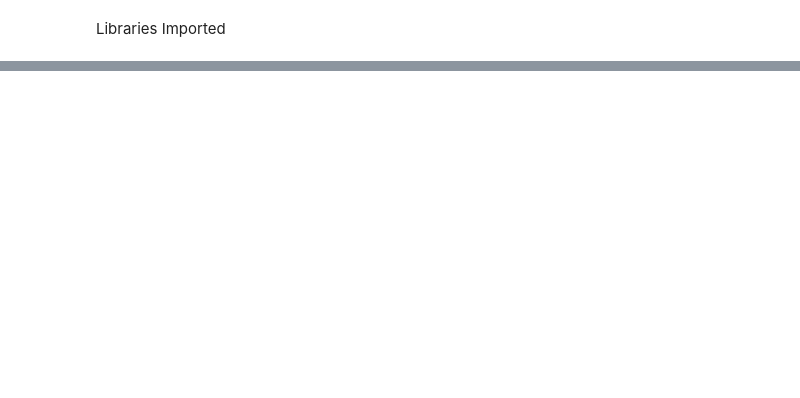
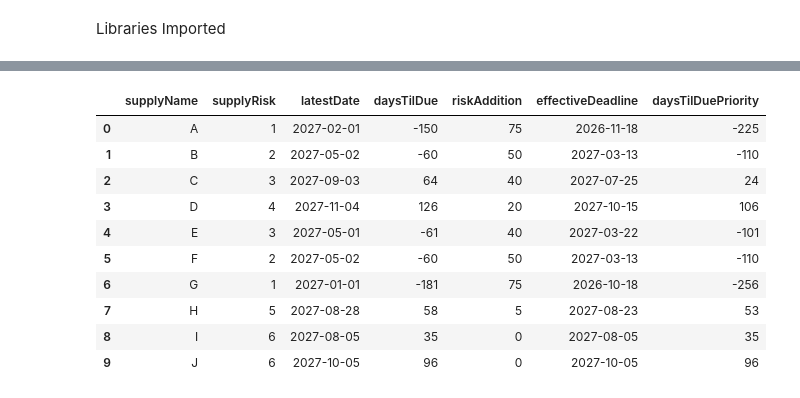
Before and after one commit to Captainjack2210/Dissertation, a Jupyter notebook: disertationPrototype.ipynb, the cells around one changed output, grey strips where cells are left out. Cells and saved outputs as stored; diff of their text form; code cells hidden in the pictures; blank space fills up the shorter version.

```diff
--- a/disertationPrototype.ipynb
+++ b/disertationPrototype.ipynb
@@ -8,6 +12,12 @@ import numpy as np
 # %%
+#Synthetic Data File and Road Map
 file = "supplyFakeData.xlsx"
 roadMap = "borderRoadNetwork.gpkg"
-gridRefStyle = "EPSG:27700"
+#Coordinate reference system: Ordnance Survey Map
+coordinateRefStyle = "EPSG:27700"
+#Location of SBC Headquarters where pool cars and sampling equipment located
 officeCoordinates = (357642, 631785)
-currentDate = pd.Timestamp("2026-11-28")
+#Project end date used as placeholder for a random schedule run in 2027
+currentDate = pd.Timestamp("2027-07-01")
+#number of officers to conduct sampling
+samplers = 4
@@ -25,0 +96,18 @@ roadNetwork = gpd.read_file(roadMap)
+# %%
+supplyDf["daysTilDue"] = (supplyDf["latestDate"] - currentDate).dt.days
+supplyDf["riskAddition"] = supplyDf["supplyRisk"].map(riskClassPriority)
+supplyDf["effectiveDeadline"] = supplyDf["latestDate"] - pd.to_timedelta(supplyDf["riskAddition"], unit = "D")
+supplyDf["daysTilDuePriority"] = (supplyDf["effectiveDeadline"] - currentDate).dt.days
+display(supplyDf[["supplyName", "supplyRisk", "latestDate", "daysTilDue", "riskAddition", "effectiveDeadline", "daysTilDuePriority"]].head(10))
+# %% [output]
+|  | supplyName | supplyRisk | latestDate | daysTilDue | riskAddition | effectiveDeadline | daysTilDuePriority |
+| 0 | A | 1 | 2027-02-01 | -150 | 75 | 2026-11-18 | -225 |
+| 1 | B | 2 | 2027-05-02 | -60 | 50 | 2027-03-13 | -110 |
+| 2 | C | 3 | 2027-09-03 | 64 | 40 | 2027-07-25 | 24 |
+| 3 | D | 4 | 2027-11-04 | 126 | 20 | 2027-10-15 | 106 |
+| 4 | E | 3 | 2027-05-01 | -61 | 40 | 2027-03-22 | -101 |
+| 5 | F | 2 | 2027-05-02 | -60 | 50 | 2027-03-13 | -110 |
+| 6 | G | 1 | 2027-01-01 | -181 | 75 | 2026-10-18 | -256 |
+| 7 | H | 5 | 2027-08-28 | 58 | 5 | 2027-08-23 | 53 |
+| 8 | I | 6 | 2027-08-05 | 35 | 0 | 2027-08-05 | 35 |
+| 9 | J | 6 | 2027-10-05 | 96 | 0 | 2027-10-05 | 96 |
```
Also changed, not shown: parts of 17 cells of this notebook, 3 other files.
